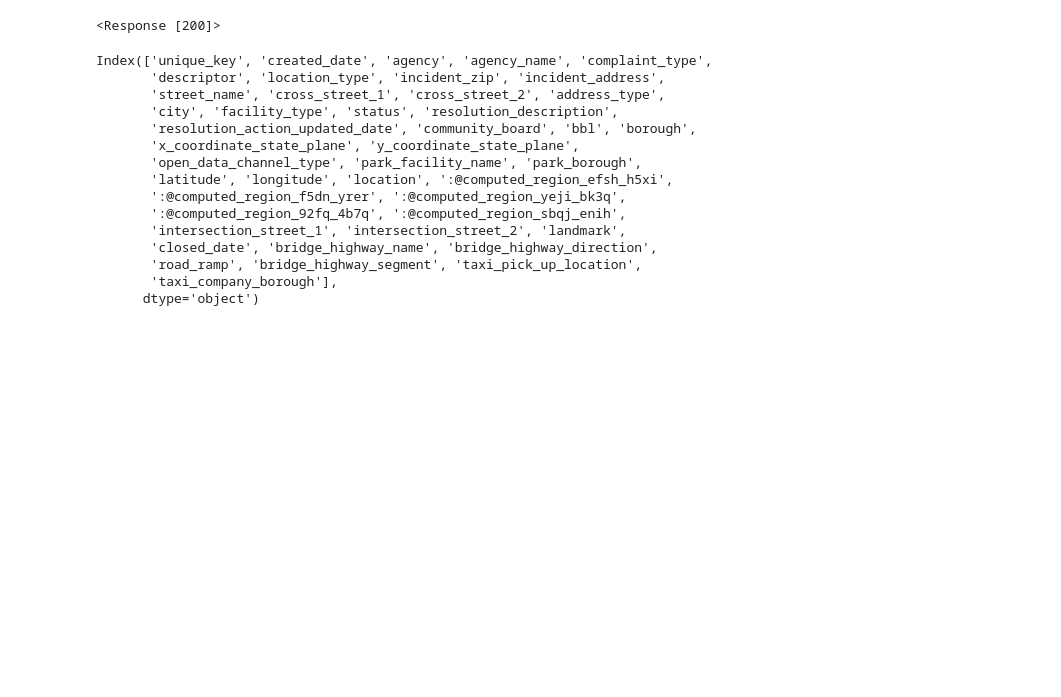
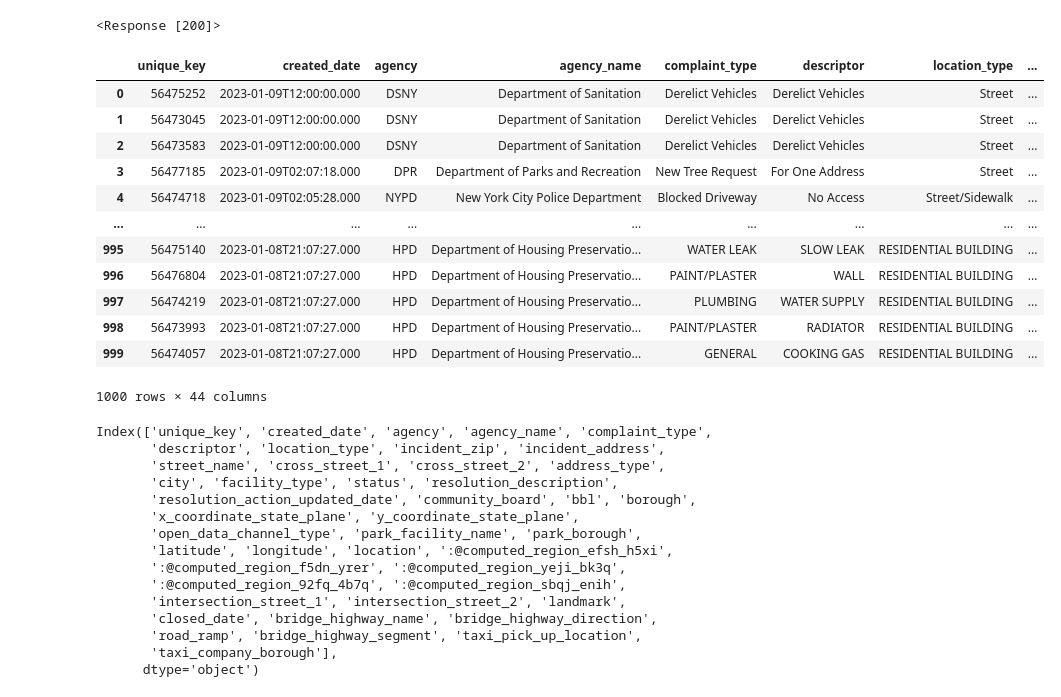
Before and after one commit to eumii/Working-With-APIs, a Jupyter notebook: main_notebook.ipynb, the cells around one changed output. Cells and saved outputs as stored; diff of their text form; code cells hidden in the pictures; blank space fills up the shorter version.

```diff
--- a/main_notebook.ipynb
+++ b/main_notebook.ipynb
@@ -111,6 +111,22 @@ ny = pd.DataFrame(res_3.json())
 #data.shape
 # %% [output]
 <Response [200]>
+# %%
+ny
+# %% [output]
+|  | unique_key | created_date | agency | agency_name | complaint_type | descriptor | location_type | ... |
+| 0 | 56475252 | 2023-01-09T12:00:00.000 | DSNY | Department of Sanitation | Derelict Vehicles | Derelict Vehicles | Street | ... |
+| 1 | 56473045 | 2023-01-09T12:00:00.000 | DSNY | Department of Sanitation | Derelict Vehicles | Derelict Vehicles | Street | ... |
+| 2 | 56473583 | 2023-01-09T12:00:00.000 | DSNY | Department of Sanitation | Derelict Vehicles | Derelict Vehicles | Street | ... |
+| 3 | 56477185 | 2023-01-09T02:07:18.000 | DPR | Department of Parks and Recreation | New Tree Request | For One Address | Street | ... |
+| 4 | 56474718 | 2023-01-09T02:05:28.000 | NYPD | New York City Police Department | Blocked Driveway | No Access | Street/Sidewalk | ... |
+| ... | ... | ... | ... | ... | ... | ... | ... | ... |
+| 995 | 56475140 | 2023-01-08T21:07:27.000 | HPD | Department of Housing Preservatio... | WATER LEAK | SLOW LEAK | RESIDENTIAL BUILDING | ... |
+| 996 | 56476804 | 2023-01-08T21:07:27.000 | HPD | Department of Housing Preservatio... | PAINT/PLASTER | WALL | RESIDENTIAL BUILDING | ... |
+| 997 | 56474219 | 2023-01-08T21:07:27.000 | HPD | Department of Housing Preservatio... | PLUMBING | WATER SUPPLY | RESIDENTIAL BUILDING | ... |
+| 998 | 56473993 | 2023-01-08T21:07:27.000 | HPD | Department of Housing Preservatio... | PAINT/PLASTER | RADIATOR | RESIDENTIAL BUILDING | ... |
+| 999 | 56474057 | 2023-01-08T21:07:27.000 | HPD | Department of Housing Preservatio... | GENERAL | COOKING GAS | RESIDENTIAL BUILDING | ... |
+1000 rows × 44 columns
 # %%
 ny.columns
 # %% [output]
```
Also changed, not shown: parts of 7 cells of this notebook.
